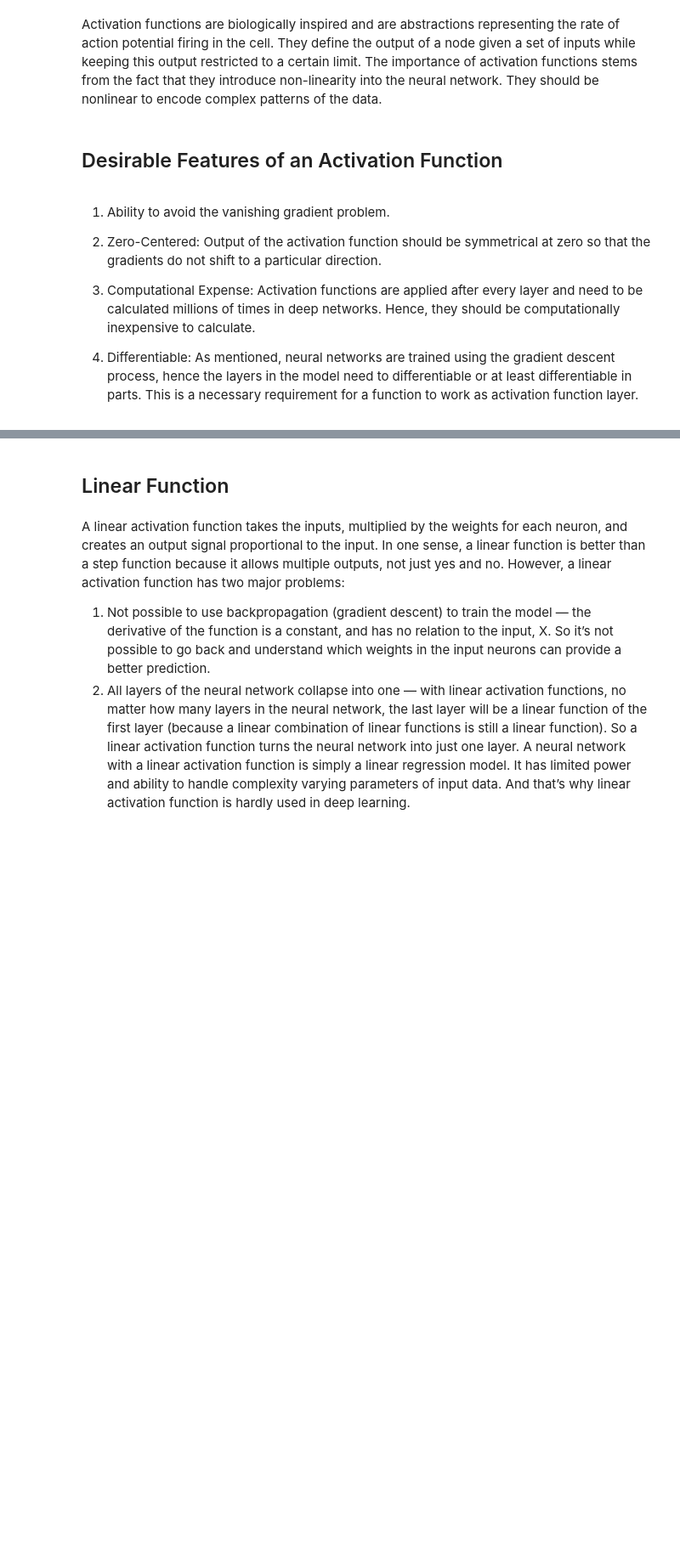
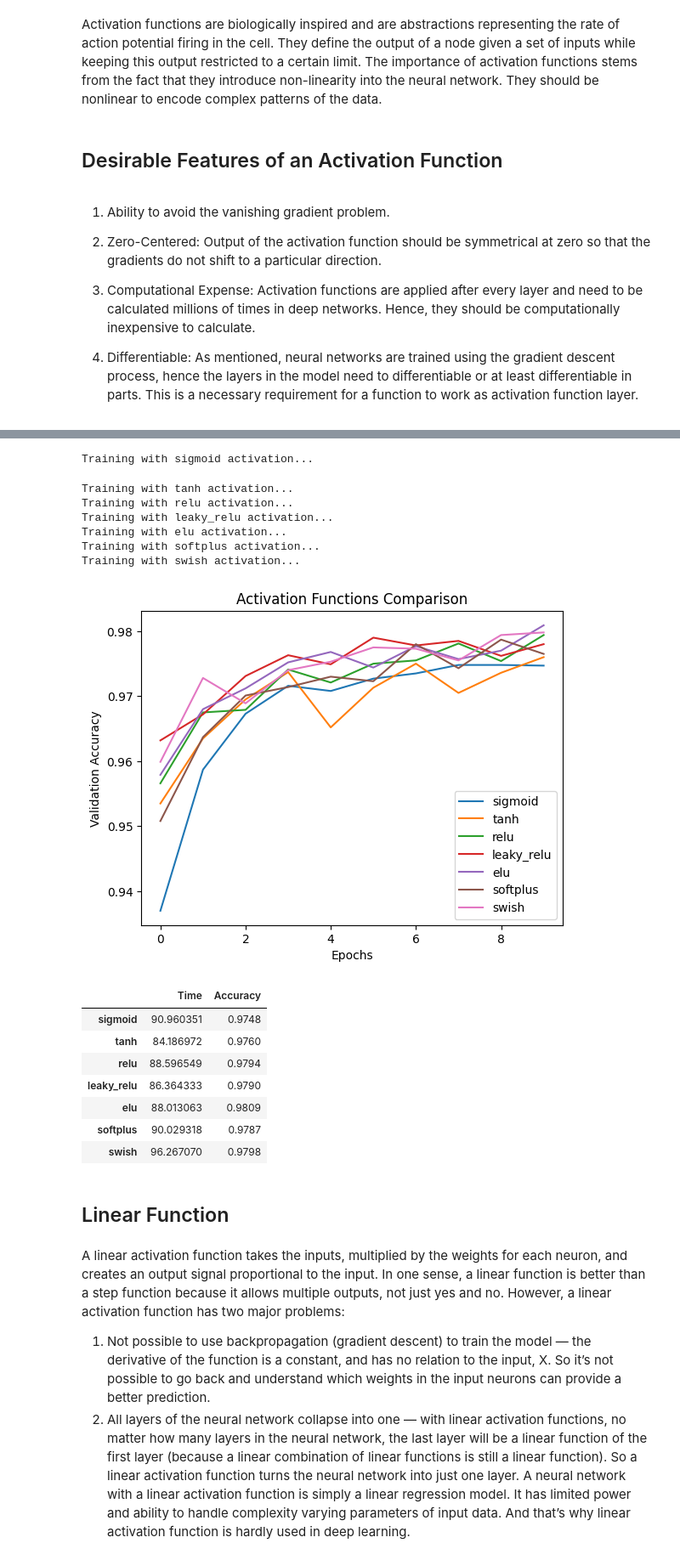
Before and after one commit to lamyse1/deep-learning-, a Jupyter notebook: Week3/DL_C1_W1_Lab_1_hello_world_nn_lamyse.ipynb, the cells around one changed output, grey strips where cells are left out. Shown at 85% size. Drawn from its saved outputs; the diff is of its cells as text; code cells hidden in the pictures; blank space fills up the shorter version.

```diff
--- a/Week3/DL_C1_W1_Lab_1_hello_world_nn_lamyse.ipynb
+++ b/Week3/DL_C1_W1_Lab_1_hello_world_nn_lamyse.ipynb
@@ -24,3 +48,72 @@ import numpy as np
+# %%
+def train_model(activation_function):
+    model = Sequential([
+        Dense(128, activation=activation_function, input_shape=(784,)),
+        Dense(64, activation=activation_function),
+        Dense(32, activation=activation_function),
+        Dense(10, activation='softmax')
+    ])
+
+    model.compile(optimizer=Adam(), loss='categorical_crossentropy', metrics=['accuracy'])
+
+    # Measure training time
+    start_time = time.time()
+    history = model.fit(x_train, y_train, epochs=10, validation_data=(x_test, y_test), verbose=0)
+    end_time = time.time()
+
+    training_time = end_time - start_time
+    validation_accuracy = max(history.history['val_accuracy'])
+
+    return training_time, validation_accuracy, history
+# %%
+activations = ['sigmoid', 'tanh', 'relu', 'leaky_relu', 'elu', 'softplus', 'swish']
+results = {}
+
+for activation in activations:
+    print(f"Training with {activation} activation...")
+
+    if activation == 'leaky_relu':
+        act_layer = tf.keras.layers.LeakyReLU(negative_slope=0.01)
+    elif activation == 'swish':
+        act_layer = tf.keras.activations.swish
+    else:
+        act_layer = activation
+
+    time_taken, val_acc, history = train_model(act_layer)
+    results[activation] = {'Time': time_taken, 'Accuracy': val_acc}
+
+    plt.plot(history.history['val_accuracy'], label=activation)
+
+# Plot Validation Accuracy for Different Activation Functions
+plt.title('Activation Functions Comparison')
+plt.xlabel('Epochs')
+plt.ylabel('Validation Accuracy')
+plt.legend()
+plt.show()
+
+# Display Results
+import pandas as pd
+from IPython.display import display
+
+df_results = pd.DataFrame(results).T
+display(df_results)
+# %% [output]
+Training with sigmoid activation...
+Training with tanh activation...
+Training with relu activation...
+Training with leaky_relu activation...
+Training with elu activation...
+Training with softplus activation...
+Training with swish activation...
+[figure, added]
+|  | Time | Accuracy |
+| sigmoid | 90.960351 | 0.9748 |
+| tanh | 84.186972 | 0.9760 |
+| relu | 88.596549 | 0.9794 |
+| leaky_relu | 86.364333 | 0.9790 |
+| elu | 88.013063 | 0.9809 |
+| softplus | 90.029318 | 0.9787 |
+| swish | 96.267070 | 0.9798 |
 # %% [markdown]
 ## Linear Function
 # %% [markdown]
```
Also changed, not shown: parts of 2 cells of this notebook.
